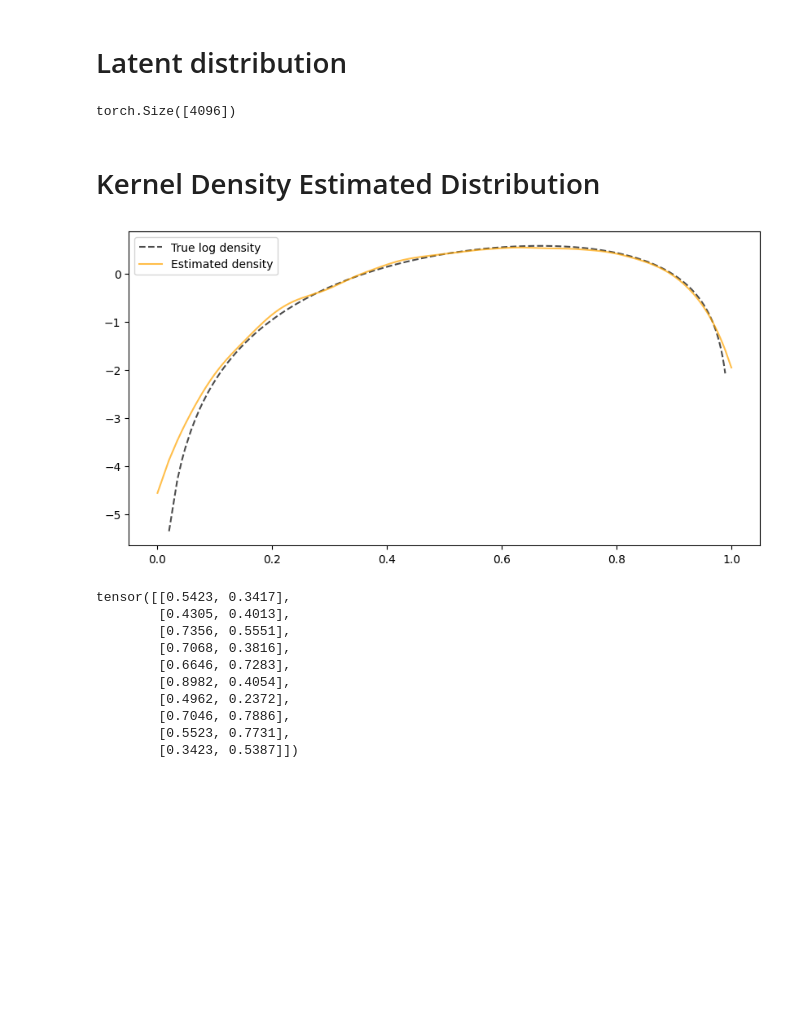
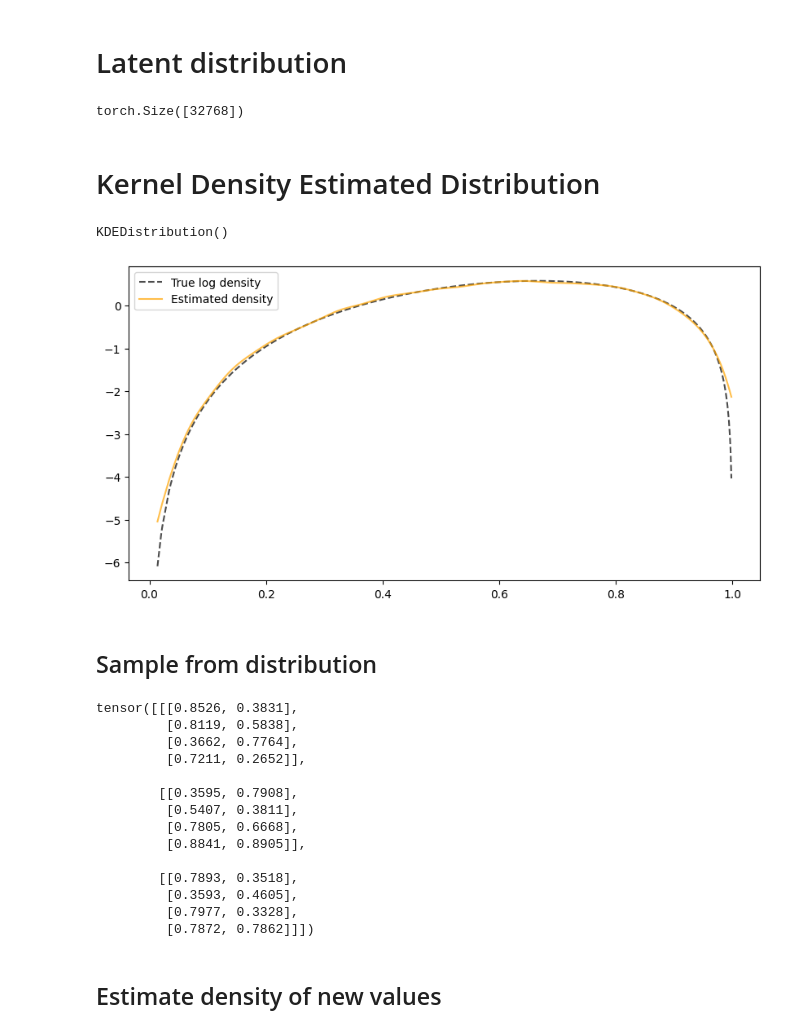
Before and after one commit to libertininick/bayesian-stats, a Jupyter notebook: notebooks/kde_distribution.ipynb, the cells around one changed output. Cells and saved outputs as stored; diff of their text form; code cells hidden in the pictures; blank space fills up the shorter version.

Commit message:
Clean up KDEDistribution

```diff
--- a/notebooks/kde_distribution.ipynb
+++ b/notebooks/kde_distribution.ipynb
@@ -16,12 +16,12 @@ from bayesian_stats.distributions import KDEDistribution
 latent_dist = dist.Beta(3,2)
 
 torch.manual_seed(1234)
-num_samples = 2**12
+num_samples = 2**15
 batch_size = ()
 samples = latent_dist.sample((num_samples, *batch_size))
 samples.shape
 # %% [output]
-torch.Size([4096])
+torch.Size([32768])
 # %% [markdown]
 # Kernel Density Estimated Distribution
 # %%
@@ -29,36 +29,47 @@ kde_dist = KDEDistribution(
     samples=samples,
     bounds=(0., 1.),
 )
+kde_dist
+# %% [output]
+KDEDistribution()
 # %%
 _, ax = plt.subplots(figsize=(10,5))
 ax.plot(
-    kde_dist._samples,
-    latent_dist.log_prob(kde_dist._samples),
+    kde_dist.samples,
+    latent_dist.log_prob(kde_dist.samples),
     color="black",
     alpha=0.7,
     linestyle="--",
     label="True log density"
 )
 ax.plot(
-    kde_dist._samples,
-    kde_dist._density,
+    kde_dist.samples,
+    kde_dist.sample_density,
     color="orange",
     alpha=0.7,
     label="Estimated density",
 )
 ax.legend();
 # %% [output]
-[figure, old version]
+[figure, new version]
+# %% [markdown]
+## Sample from distribution
 # %%
-kde_dist.sample((10,2))
+kde_dist.sample((3,4,2))
 # %% [output]
-tensor([[0.5423, 0.3417],
-        [0.4305, 0.4013],
-        [0.7356, 0.5551],
-        [0.7068, 0.3816],
-        [0.6646, 0.7283],
-        [0.8982, 0.4054],
-        [0.4962, 0.2372],
-        [0.7046, 0.7886],
-        [0.5523, 0.7731],
-        [0.3423, 0.5387]])
+tensor([[[0.8526, 0.3831],
+         [0.8119, 0.5838],
+         [0.3662, 0.7764],
+         [0.7211, 0.2652]],
+
+        [[0.3595, 0.7908],
+         [0.5407, 0.3811],
+         [0.7805, 0.6668],
+         [0.8841, 0.8905]],
+
+        [[0.7893, 0.3518],
+         [0.3593, 0.4605],
+         [0.7977, 0.3328],
+         [0.7872, 0.7862]]])
+# %% [markdown]
+## Estimate density of new values
```
Also changed, not shown: parts of 4 cells of this notebook, 1 other file.
